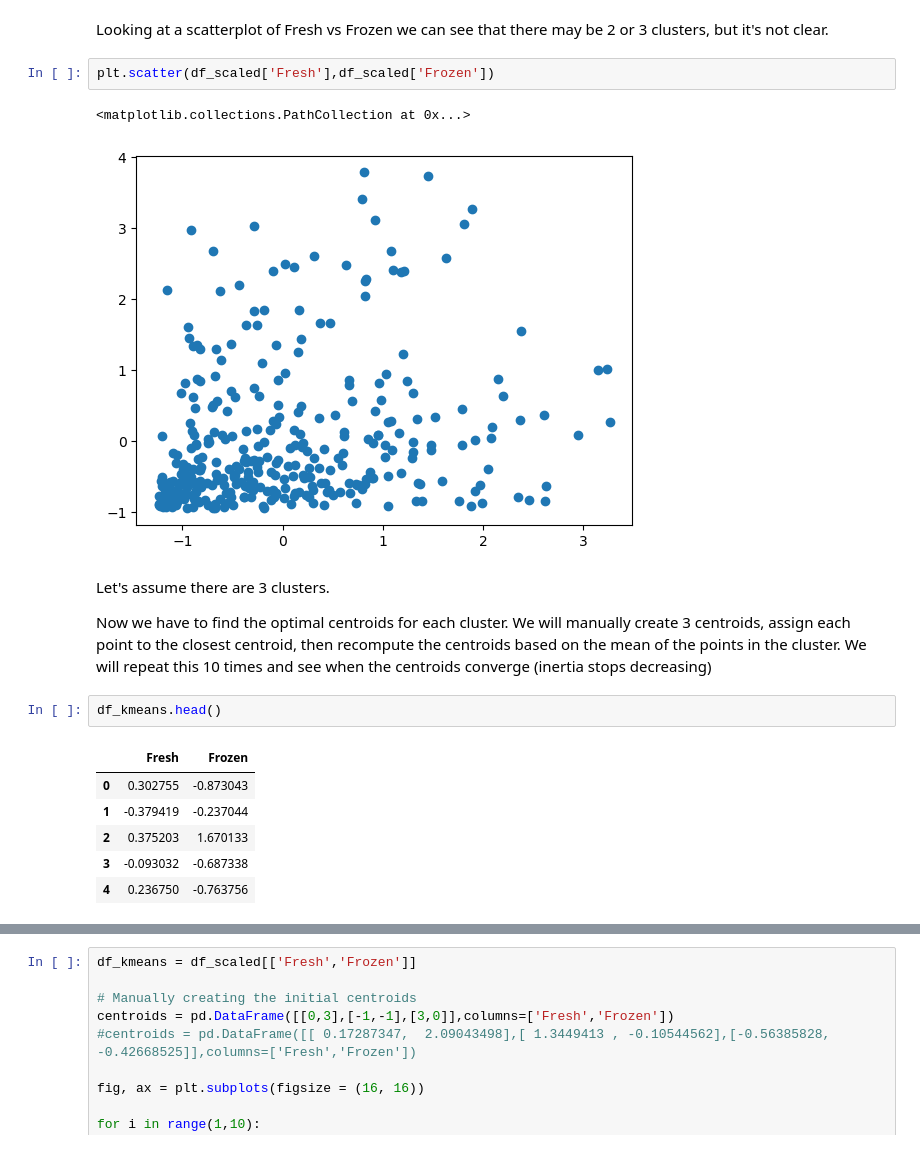
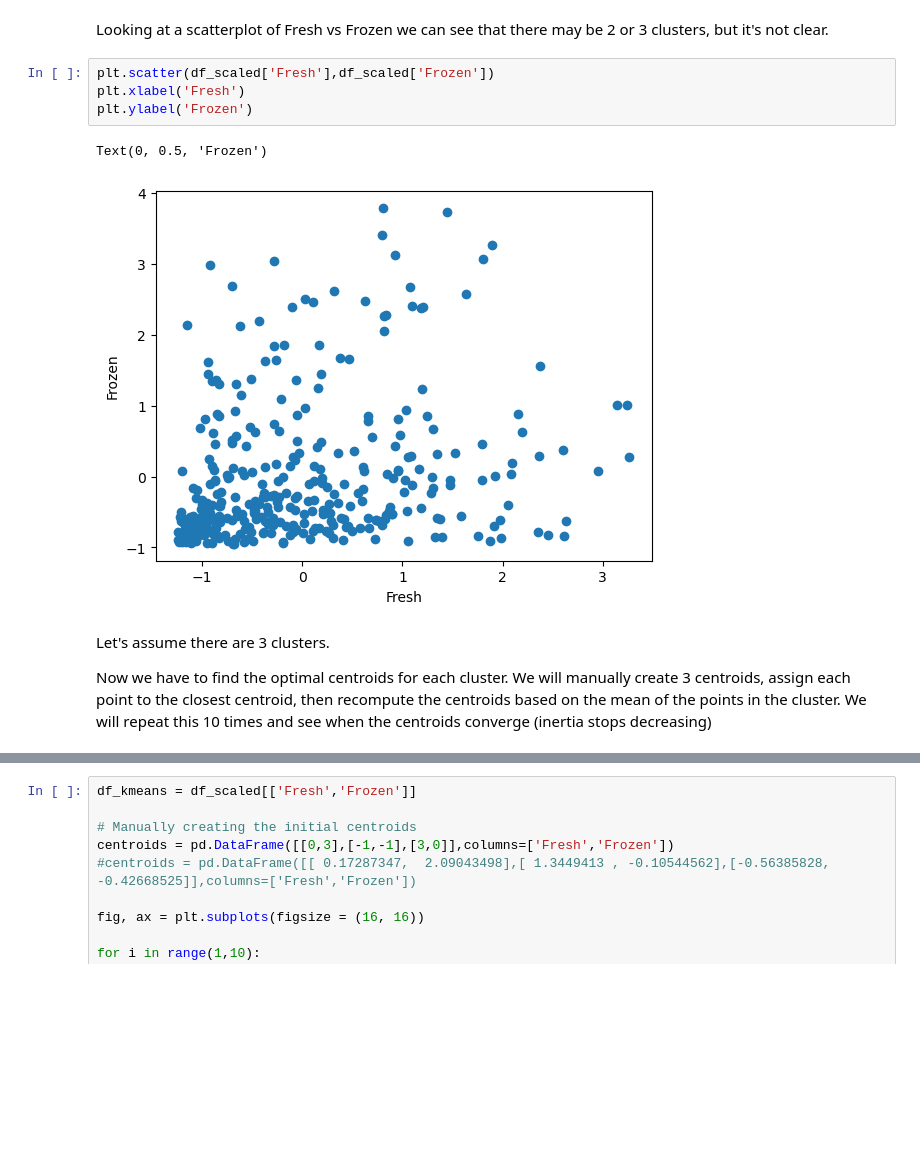
Before and after one commit to SamTheDataGuy/ml-project-unsupervised-learning, a Jupyter notebook: Unsupervised Learning - Project.ipynb, the cells around one changed output, grey strips where cells are left out. Drawn from its saved outputs; the diff is of its cells as text; blank space fills up the shorter version.

```diff
--- a/Unsupervised Learning - Project.ipynb
+++ b/Unsupervised Learning - Project.ipynb
@@ -213,19 +213,12 @@ from sklearn.cluster import KMeans
 Looking at a scatterplot of Fresh vs Frozen we can see that there may be 2 or 3 clusters, but it's not clear.
 # %%
 plt.scatter(df_scaled['Fresh'],df_scaled['Frozen'])
+plt.xlabel('Fresh')
+plt.ylabel('Frozen')
 # %% [output]
-<matplotlib.collections.PathCollection at 0x...>
+Text(0, 0.5, 'Frozen')
-[figure, old version]
+[figure, new version]
 # %% [markdown]
 Let's assume there are 3 clusters.
 
 Now we have to find the optimal centroids for each cluster. We will manually create 3 centroids, assign each point to the closest centroid, then recompute the centroids based on the mean of the points in the cluster.  We will repeat this 10 times and see when the centroids converge (inertia stops decreasing)
-# %%
-df_kmeans.head()
-# %% [output]
-|  | Fresh | Frozen |
-| 0 | 0.302755 | -0.873043 |
-| 1 | -0.379419 | -0.237044 |
-| 2 | 0.375203 | 1.670133 |
-| 3 | -0.093032 | -0.687338 |
-| 4 | 0.236750 | -0.763756 |
```
Also changed, not shown: parts of 7 cells of this notebook, 2 other files.
